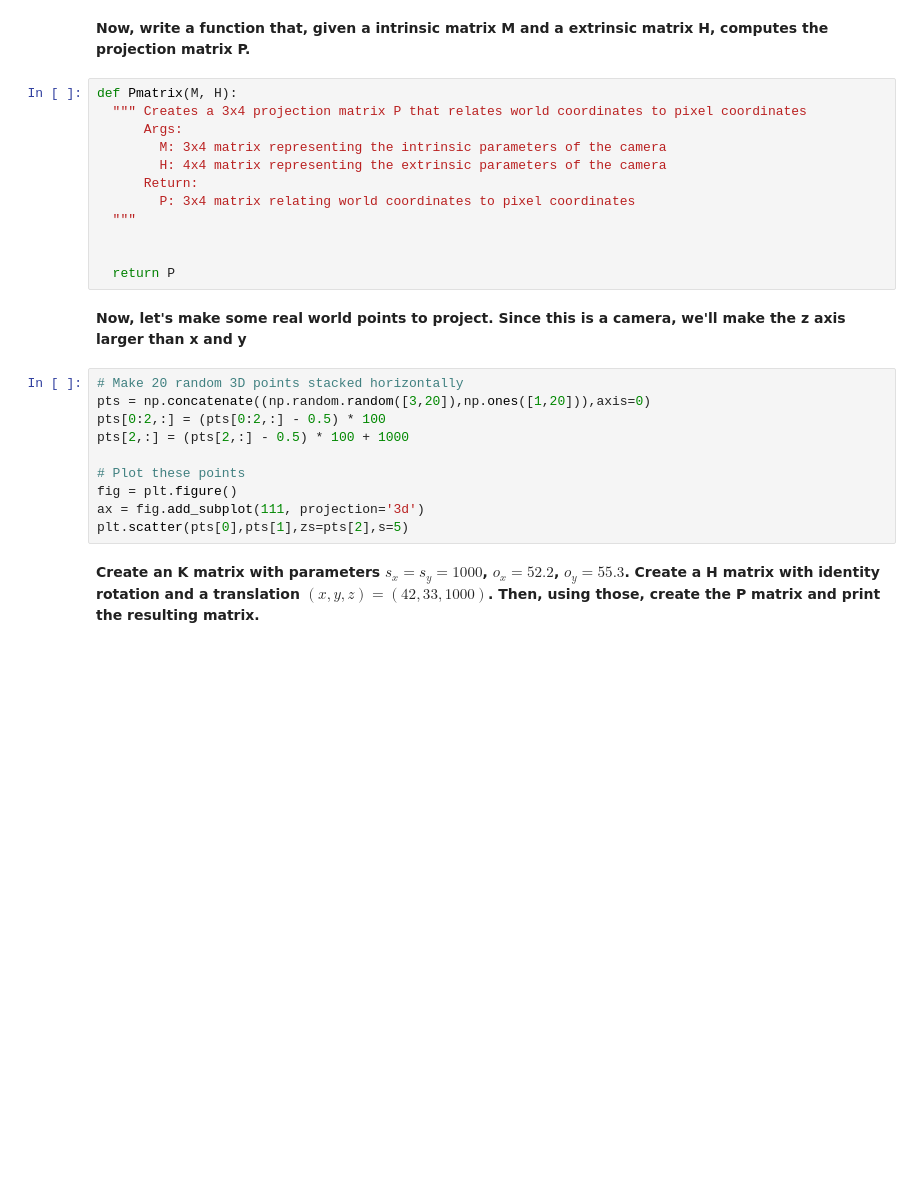
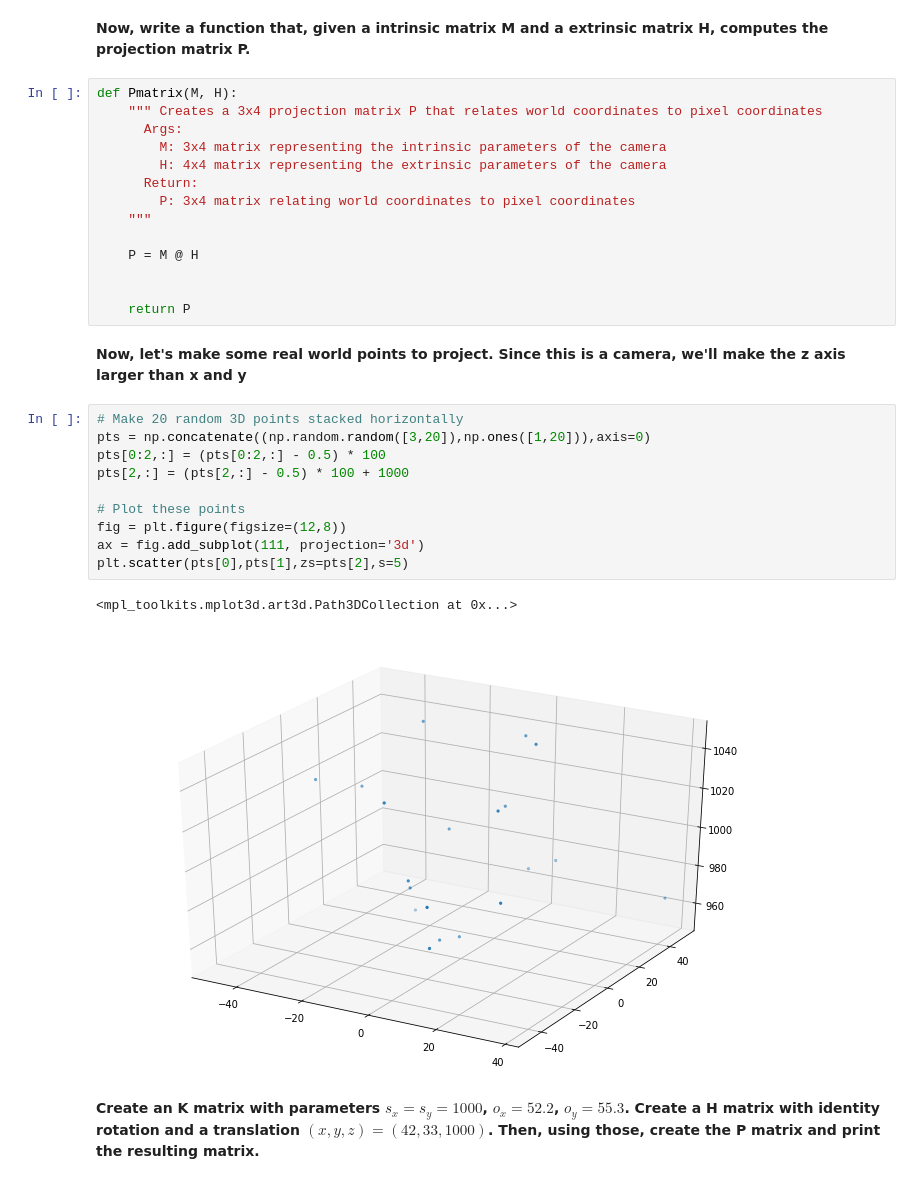
Before and after one commit to dlezcan1/computer-vision-fall-2020, a Jupyter notebook: week8/(Week_8)_Camera_Geometry.ipynb, the cells around one changed output. Cells and saved outputs as stored; diff of their text form; blank space fills up the shorter version.

```diff
--- a/week8/(Week_8)_Camera_Geometry.ipynb
+++ b/week8/(Week_8)_Camera_Geometry.ipynb
@@ -58,27 +59,32 @@ def Mmatrix(K) :
 **Now, write a function that, given a intrinsic matrix M and a extrinsic matrix H, computes the projection matrix P.**
 # %%
 def Pmatrix(M, H):
-  """ Creates a 3x4 projection matrix P that relates world coordinates to pixel coordinates
+    """ Creates a 3x4 projection matrix P that relates world coordinates to pixel coordinates
       Args:
         M: 3x4 matrix representing the intrinsic parameters of the camera
         H: 4x4 matrix representing the extrinsic parameters of the camera
       Return:
         P: 3x4 matrix relating world coordinates to pixel coordinates
-  """
+    """
+
+    P = M @ H
 
 
-  return P
+    return P
 # %% [markdown]
 **Now, let's make some real world points to project.  Since this is a camera, we'll make the z axis larger than x and y**
 # %%
 # Make 20 random 3D points stacked horizontally
 pts = np.concatenate((np.random.random([3,20]),np.ones([1,20])),axis=0)
 pts[0:2,:] = (pts[0:2,:] - 0.5) * 100
 pts[2,:] = (pts[2,:] - 0.5) * 100 + 1000
 
 # Plot these points
-fig = plt.figure()
+fig = plt.figure(figsize=(12,8))
 ax = fig.add_subplot(111, projection='3d')
 plt.scatter(pts[0],pts[1],zs=pts[2],s=5)
+# %% [output]
+<mpl_toolkits.mplot3d.art3d.Path3DCollection at 0x...>
+[figure, added]
 # %% [markdown]
 **Create an K matrix with parameters $s_x=s_y=1000$, $o_x=52.2$, $o_y=55.3$. Create a H matrix with identity rotation and a translation $(x, y, z)=(42, 33, 1000)$. Then, using those, create the P matrix and print the resulting matrix.**
```
Also changed, not shown: parts of 40 cells of this notebook.
